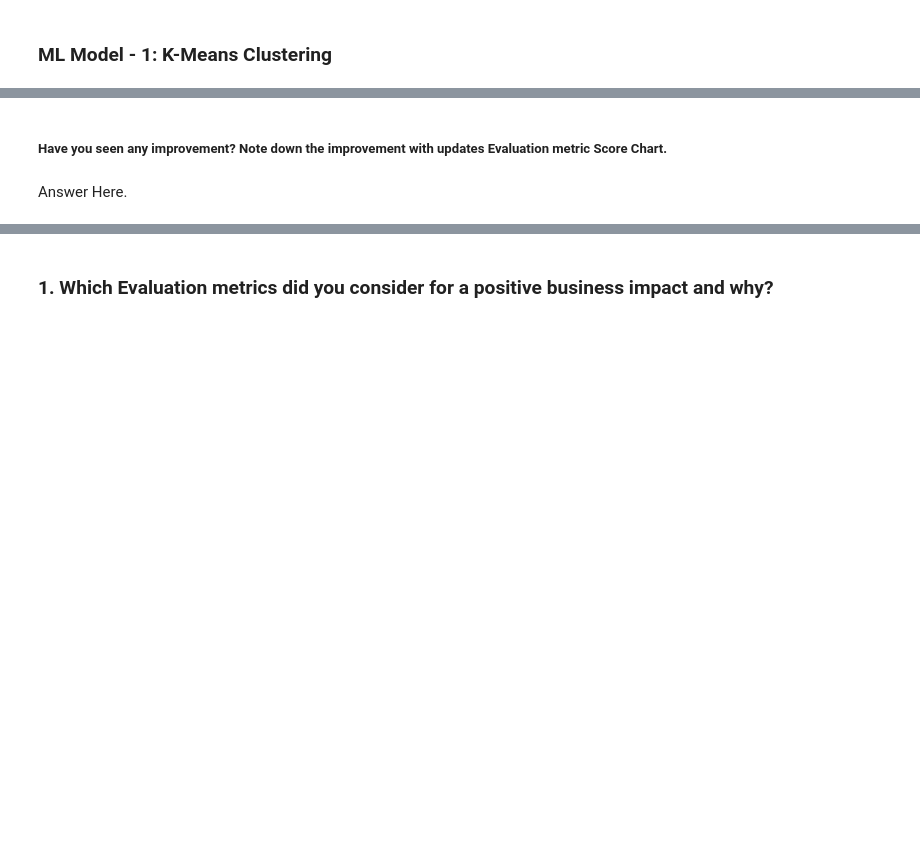
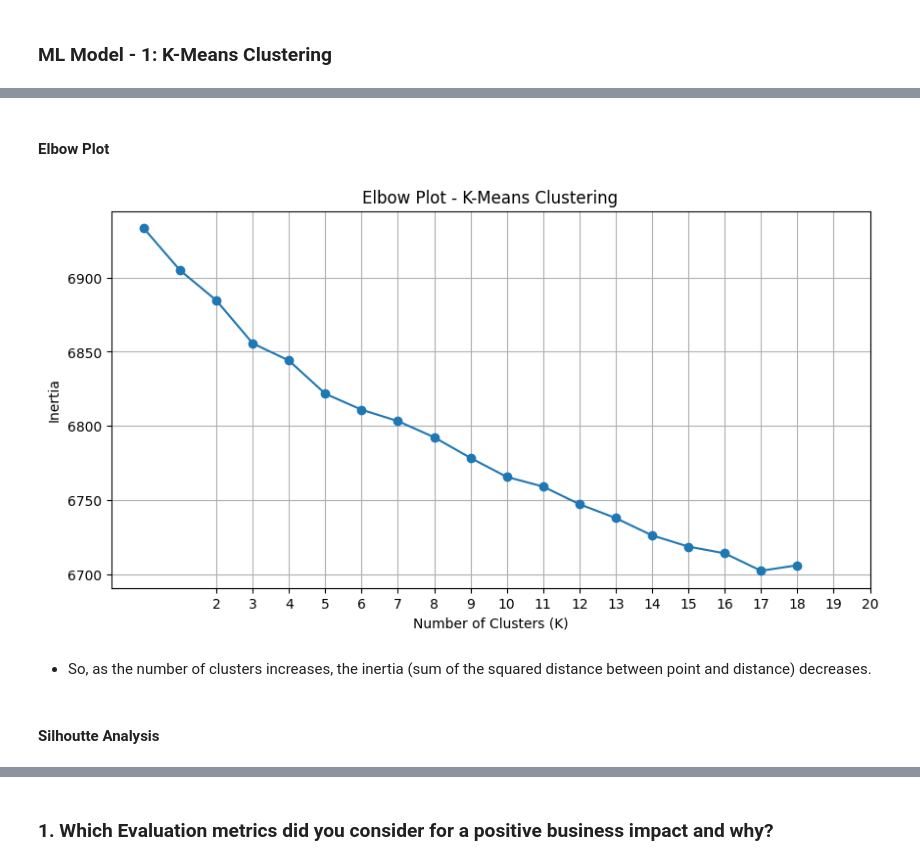
Before and after one commit to dipankarsahu1000/Netflix-Movie-and-TV-Shows-Clustering, a Jupyter notebook: Netflix_Movies_and_TV_Shows_Clustering.ipynb, the cells around one changed output, grey strips where cells are left out. Drawn from its saved outputs; the diff is of its cells as text; code cells hidden in the pictures; blank space fills up the shorter version.

```diff
--- a/Netflix_Movies_and_TV_Shows_Clustering.ipynb
+++ b/Netflix_Movies_and_TV_Shows_Clustering.ipynb
@@ -1298,4 +1225,0 @@ Answer Here.
-# %% [markdown]
-##### Have you seen any improvement? Note down the improvement with updates Evaluation metric Score Chart.
-# %% [markdown]
-Answer Here.
@@ -1301,0 +1231,35 @@ Answer Here.
+# %% [markdown]
+#### Elbow Plot
+# %%
+def elbow_plot(k, X):
+  '''
+  This function plots an elbow plot for a given value of 'K' and a dataset 'X'
+  '''
+
+  inertia_list = []
+  for i in range(2, k + 1):
+    kmeans = KMeans(n_clusters = i, init = 'k-means++', random_state = 0)
+    kmeans.fit(X)
+    inertia_list.append(kmeans.inertia_)
+
+    # Inertia is basically the the sum of squared distances between the samples and the centroid of the cluster. Meassures how well the clustering was done.
+
+  cluster_number = range(len(inertia_list))
+
+  plt.figure(figsize = (10, 5))
+  plt.plot(cluster_number, inertia_list, marker = 'o')
+  plt.grid()
+  plt.xticks(range(2, k + 1))
+  plt.xlim([2, k])
+  plt.xlabel('Number of Clusters (K)')
+  plt.ylabel('Inertia')
+  plt.title('Elbow Plot - K-Means Clustering')
+# %%
+# Plotting the elbow plot for k = 20 and X_PCA
+elbow_plot(20, X_PCA)
+# %% [output]
+[figure, added]
+# %% [markdown]
+* So, as the number of clusters increases, the inertia (sum of the squared distance between point and distance) decreases.
+# %% [markdown]
+####  Silhoutte Analysis
```
Also changed, not shown: parts of 49 cells of this notebook.
